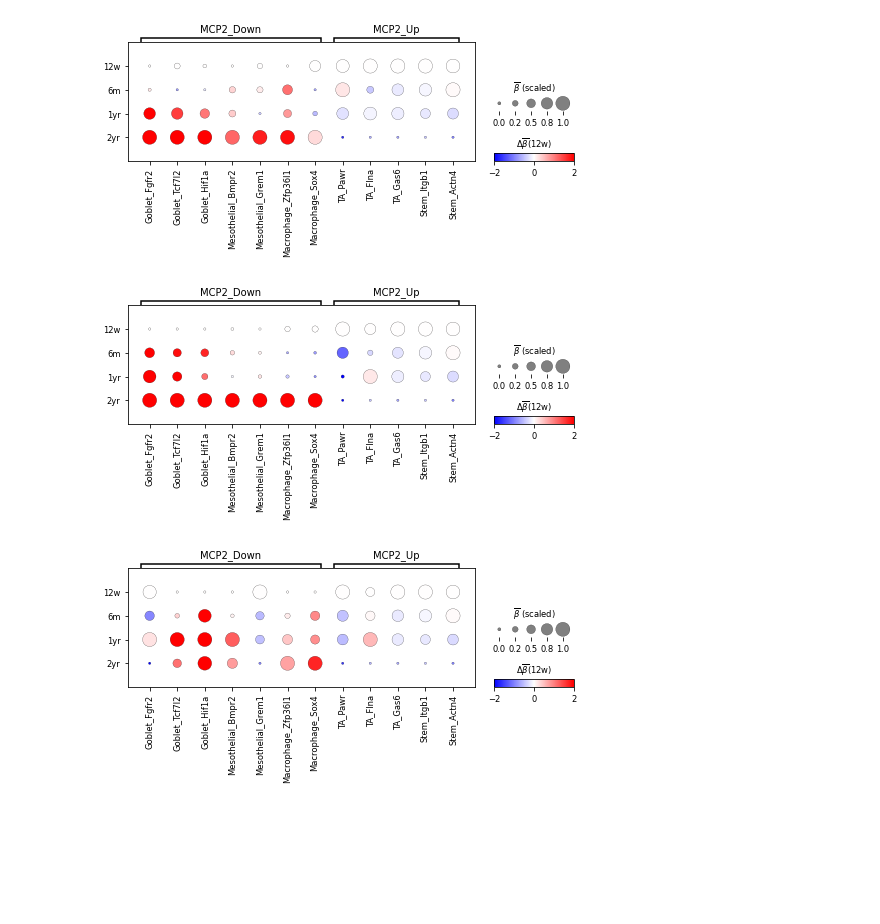
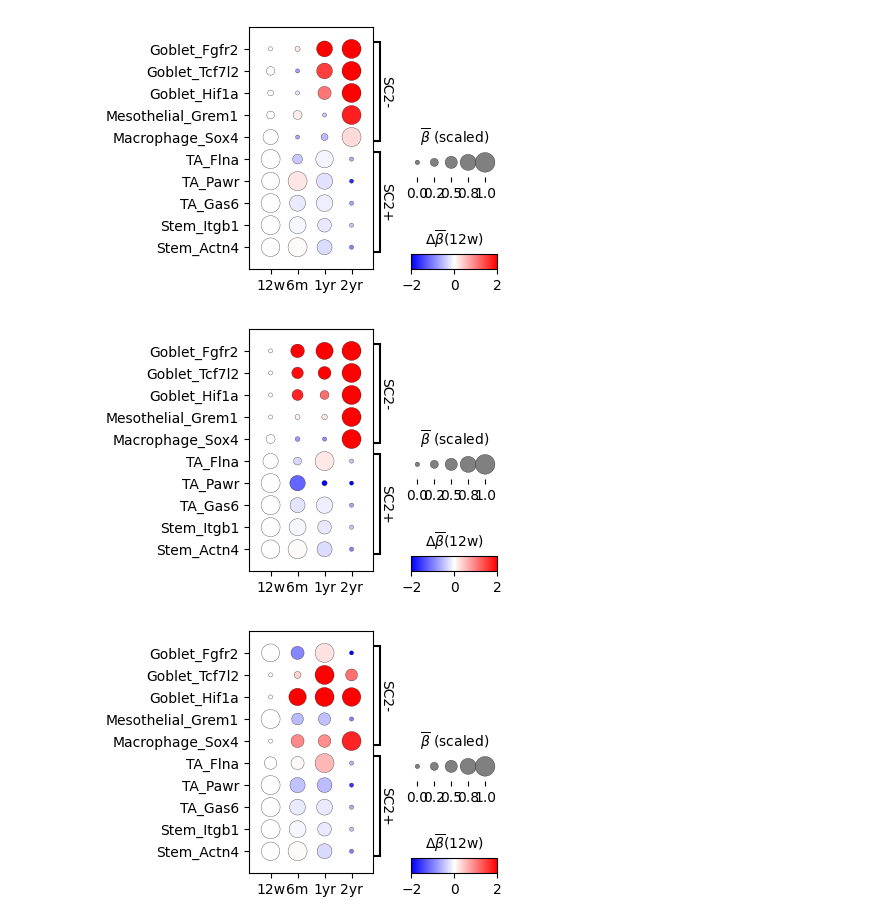
Before and after one commit to adaly/cSplotch, a Jupyter notebook: notebooks/fig5_mcp_genexpr_dotplots.ipynb, the cells around one changed output. Cells and saved outputs as stored; diff of their text form; code cells hidden in the pictures; blank space fills up the shorter version.

Commit message:
Updated figures for AR rev2

```diff
--- a/notebooks/fig5_mcp_genexpr_dotplots.ipynb
+++ b/notebooks/fig5_mcp_genexpr_dotplots.ipynb
@@ -5,19 +5,22 @@ import pandas as pd
 import scanpy as sc
 import seaborn as sns
 from matplotlib import pyplot as plt
+plt.rcParams['svg.fonttype'] = 'none'
 # %%
 ### REPLACE with path to AnnData downloaded from GCP ###
-data_dir = '/Users/adaly/Documents/mouse_colon/csplotch_anndata'
+data_dir = '/Volumes/Aidan_NYGC/mouse_colon/csplotch_anndata'
 adata = sc.read_h5ad(os.path.join(data_dir, 'adata_csplotch_lambdas.h5ad'))
 adata_betas = sc.read_h5ad(os.path.join(data_dir, 'adata_csplotch_celltype_betas.h5ad'))
 # %%
 def mcp_dotplot(df, df_size, colorbar_title, size_title,
-                delta=0.1, col_groups=None, vmin=-2.5, vmax=2.5, cmap='Reds', figsize=(8,3)):
+                delta=0.15, col_groups=None, vmin=-2.5, vmax=2.5, cmap='Reds', figsize=(4,4)):
     obs = pd.DataFrame(df.index, index = df.index, columns = ['gene_sigs']).astype("category")
     mod_anndata = sc.AnnData(df, obs, dtype=np.float32)
 
     if col_groups == None:
         col_groups = mod_anndata.var_names
+
+    plt.rcParams.update({'font.size': 12})
 
     ax_dict = sc.pl.dotplot(mod_anndata, show=False,
                             var_names = col_groups, groupby='gene_sigs',
@@ -28,8 +31,16 @@ def mcp_dotplot(df, df_size, colorbar_title, size_title,
                             size_title = size_title,
                             vmin=vmin, vmax=vmax,
                             figsize=figsize,
-                            cmap=cmap
+                            cmap=cmap,
+                            swap_axes=True
                            )
+
+    # Rotate x labels
+    main_ax = ax_dict['mainplot_ax']
+    main_ax.set_xticklabels(main_ax.get_xticklabels(), rotation=0, ha='center')
+
+    yticks = [y.get_text().replace('Enteroendocrine', 'EE') for y in main_ax.get_yticklabels()]
+    main_ax.set_yticklabels(yticks, rotation=0, ha='right')
 
     size_legend_ax = ax_dict['size_legend_ax']
     size_legend_ax.clear()
@@ -75,7 +86,7 @@ def mcp_dotplot(df, df_size, colorbar_title, size_title,
     xmin, xmax = size_legend_ax.get_xlim()
     size_legend_ax.set_xlim(xmin - 0.15, xmax + 0.5)
 
-    plt.subplots_adjust(bottom=0.27, top=0.82)
+    plt.subplots_adjust(bottom=0.27, top=0.82, left=0.37, right=0.99)
 
     return ax_dict
 # %%
@@ -114,39 +125,37 @@ if not os.path.exists(plot_dir):
 # %%
 mroi = 'sub-crypt'
 mcp_genes = {
-    'MCP2_Down': [('Goblet', 'Fgfr2'),
+    'SC2-': [('Goblet', 'Fgfr2'),
                 ('Goblet', 'Tcf7l2'),
                 ('Goblet', 'Hif1a'),
-                ('Mesothelial', 'Bmpr2'),
                 ('Mesothelial', 'Grem1'),
-                ('Macrophage', 'Zfp36l1'),
                 ('Macrophage', 'Sox4'),
                 ],
-    'MCP2_Up': [('TA', 'Pawr'),
-                ('TA', 'Flna'),
+    'SC2+': [('TA', 'Flna'),
+                ('TA', 'Pawr'),
                 ('TA', 'Gas6'),
                 ('Stem', 'Itgb1'),
                 ('Stem', 'Actn4')]
 }
 col_labels = dict([(k, ['_'.join(cg) for cg in mcp_genes[k]]) for k in mcp_genes.keys()])
 
 for region in ['Proximal', 'Middle', 'Distal']:
     df_delta, df_mean_scaled = mean_betas_timecourse(mroi,
                                                      region,
-                                                     mcp_genes['MCP2_Down']+mcp_genes['MCP2_Up'],
+                                                     mcp_genes['SC2-']+mcp_genes['SC2+'],
                                                      t_limited)
 
     ax_dict = mcp_dotplot(df_delta, df_mean_scaled,
                            colorbar_title=r'$\Delta\overline{\beta}$(12w)',
                            size_title=r'$\overline{\beta}$ (scaled)',
                            col_groups=col_labels,
                            vmin=-2, vmax=2, cmap='bwr')
 
     plt.savefig(os.path.join(plot_dir, 'fig4_mcpgenes_%s_%s.svg' % (mroi, region)))
 # %% [output]
-[figure, old version]
+[figure, new version]
-[figure, old version]
+[figure, new version]
-[figure, old version]
+[figure, new version]
 # %%
 mroi = 'crypt base'
 
```
Also changed, not shown: parts of 5 cells of this notebook, 5 other files.
